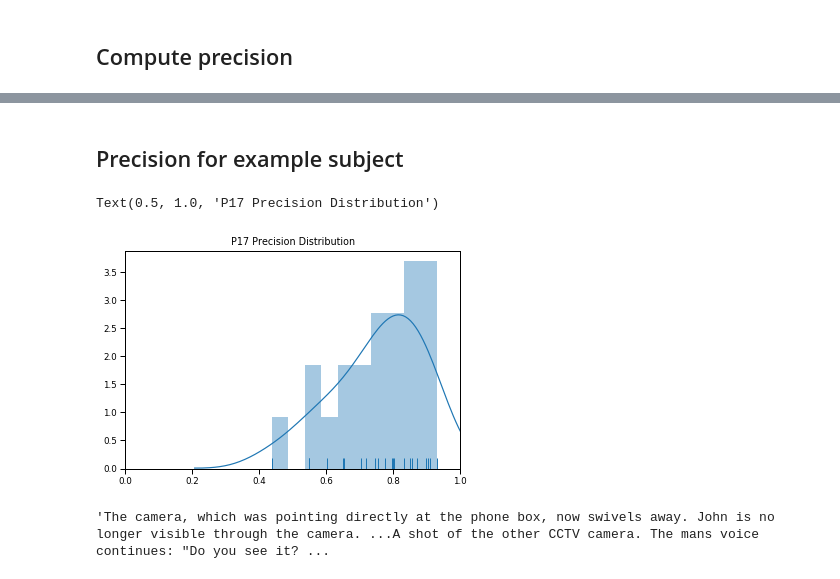
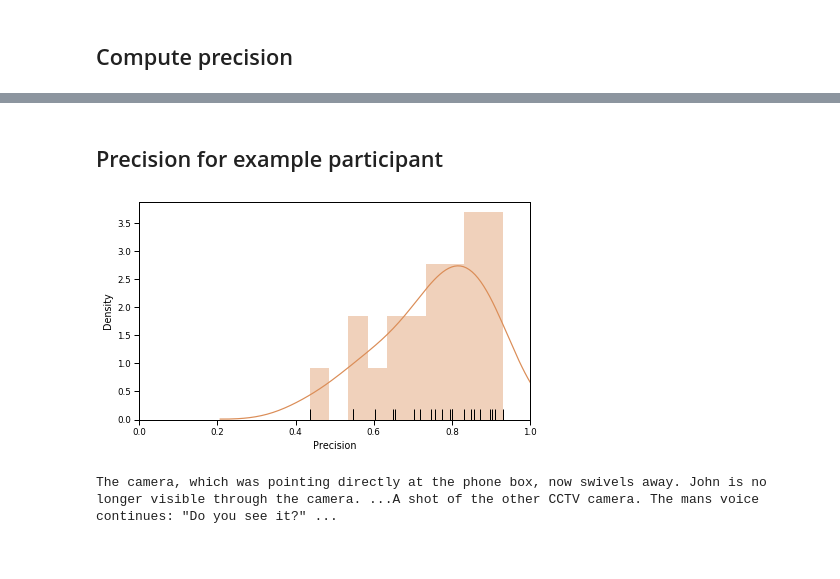
Before and after one commit to ContextLab/sherlock-topic-model-paper, a Jupyter notebook: code/notebooks/main/precision_detail.ipynb, the cells around one changed output, grey strips where cells are left out. Cells and saved outputs as stored; diff of their text form; code cells hidden in the pictures.

```diff
--- a/code/notebooks/main/precision_detail.ipynb
+++ b/code/notebooks/main/precision_detail.ipynb
@@ -62,12 +95,2 @@ Text(0.5, 1.0, 'Precision for each subject ranked by mean')
 # %% [markdown]
-## Precision for example subject
+## Precision for example participant
-# %%
-sns.distplot(precision_scores[16], bins = 10)
-sns.rugplot(precision_scores[16])
-plt.xlim(0, 1)
-plt.title('P17 Precision Distribution')
-plt.xlabel('Precision')
-plt.ylabel('Density')
-# %% [output]
-Text(0.5, 1.0, 'P17 Precision Distribution')
-[figure, removed]
@@ -88,0 +97,16 @@ def get_event_text(subject, recall_event_num):
+# %%
+p17_precision = precision_scores[16]
+p17_ix = np.where(ranked_order == 17)[0].item()
+p17_color = sns.hls_palette(17)[p17_ix]
+
+fig, ax = plt.subplots(1)
+fig.set_size_inches(7, 4)
+sns.distplot(p17_precision, bins=10, color=p17_color, rug=True, rug_kws={'color': 'k'})
+plt.xlim(0, 1)
+# plt.title('P17 Precision Distribution')
+plt.xlabel('Precision')
+plt.ylabel('Density')
+# plt.savefig(opj(figdir, 'tmp', 'precision_detail_p17.pdf'))
+plt.show()
+# %% [output]
+[figure, added]
@@ -91,5 +118,0 @@ high_video_text, high_recall_text = get_event_text(16, np.argmax(precision_score
-# %%
-high_video_inds = [3, 6, 14, 15, 18, 19, 21, 22]
-('...'.join([high_video_text[i] for i in high_video_inds])).replace("\'", "")
-# %% [output]
-'The camera, which was pointing directly at the phone box, now swivels away. John is no longer visible through the camera. ...A shot of the other CCTV camera. The mans voice continues: "Do you see it? ...
@@ -96 +125,5 @@ high_video_inds = [3, 6, 14, 15, 18, 19, 21, 22]
+# %%
+print('...'.join(high_video_text[high_video_inds]).replace("\'", ""))
+# %% [output]
+The camera, which was pointing directly at the phone box, now swivels away. John is no longer visible through the camera. ...A shot of the other CCTV camera. The mans voice continues: "Do you see it?" ...
 # %%
```
Also changed, not shown: parts of 17 cells of this notebook.
